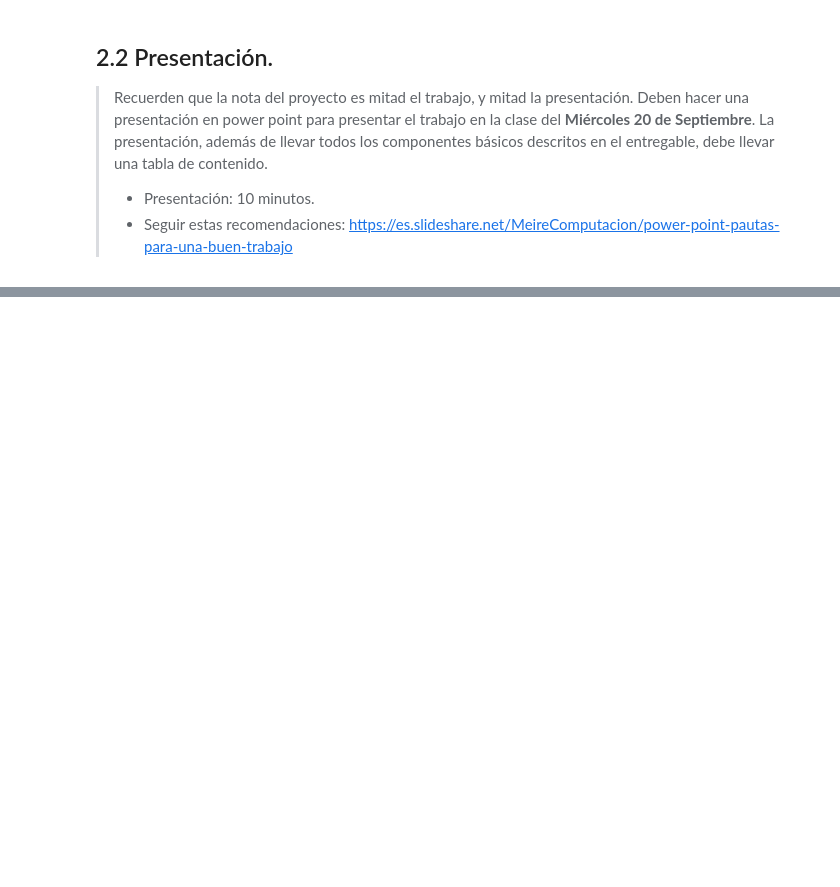
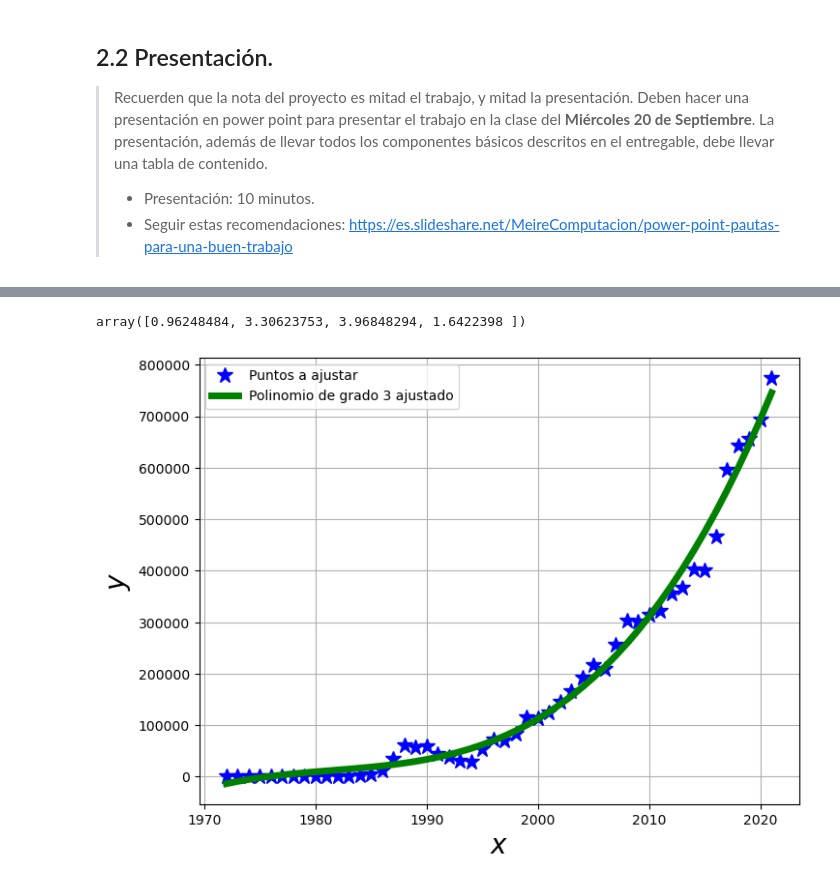
Before and after one commit to SantiagoReyess/Proyecto_SIMMAT_1, a Jupyter notebook: PM1_ReyesS_BarbaJ.ipynb, the cells around one changed output, grey strips where cells are left out. Saved outputs shown, nothing was run; the diff lists cells and outputs as text; code cells hidden in the pictures; blank space fills up the shorter version.

```diff
--- a/PM1_ReyesS_BarbaJ.ipynb
+++ b/PM1_ReyesS_BarbaJ.ipynb
@@ -181,0 +107,12 @@ resumen
+# %%
+# Definir funcion objetivo y semilla
+def obj_n(beta, x, y, n):
+    yhat = beta.dot([x**i for i in range(n)])
+    error = y-yhat
+    return np.sum(error**2)
+n = 4
+beta_inicial = np.zeros(n)
+# %%
+# Resolver
+sol3 = opt.minimize(obj_n, beta_inicial, args=(x_norm,y_norm, n))
+sol3
@@ -181,0 +133,24 @@ resumen
+# %%
+# Mostrar coeficientes
+beta3 = sol3.x
+beta3
+# %% [output]
+array([0.96248484, 3.30623753, 3.96848294, 1.6422398 ])
+# %%
+yhat3 = (beta3.dot([x_norm**i for i in range(n)]))*(max_y1 - min_y1) + min_y1  # Para volver a la escala inicial
+
+# Graficar
+plt.figure(figsize=(8,6))
+
+#Agregar puntos y línea ajustada
+plt.plot(x,y,'*b',ms = 12, label='Puntos a ajustar')
+plt.plot(x,yhat3,'g',lw=5,label='Polinomio de grado 3 ajustado')
+
+plt.xlabel('$x$',fontsize=20)
+plt.ylabel('$y$',fontsize=20)
+
+plt.grid()
+plt.legend(loc='best')
+plt.show()
+# %% [output]
+[figure, added]
```
Also changed, not shown: parts of 13 cells of this notebook, 1 other file.
